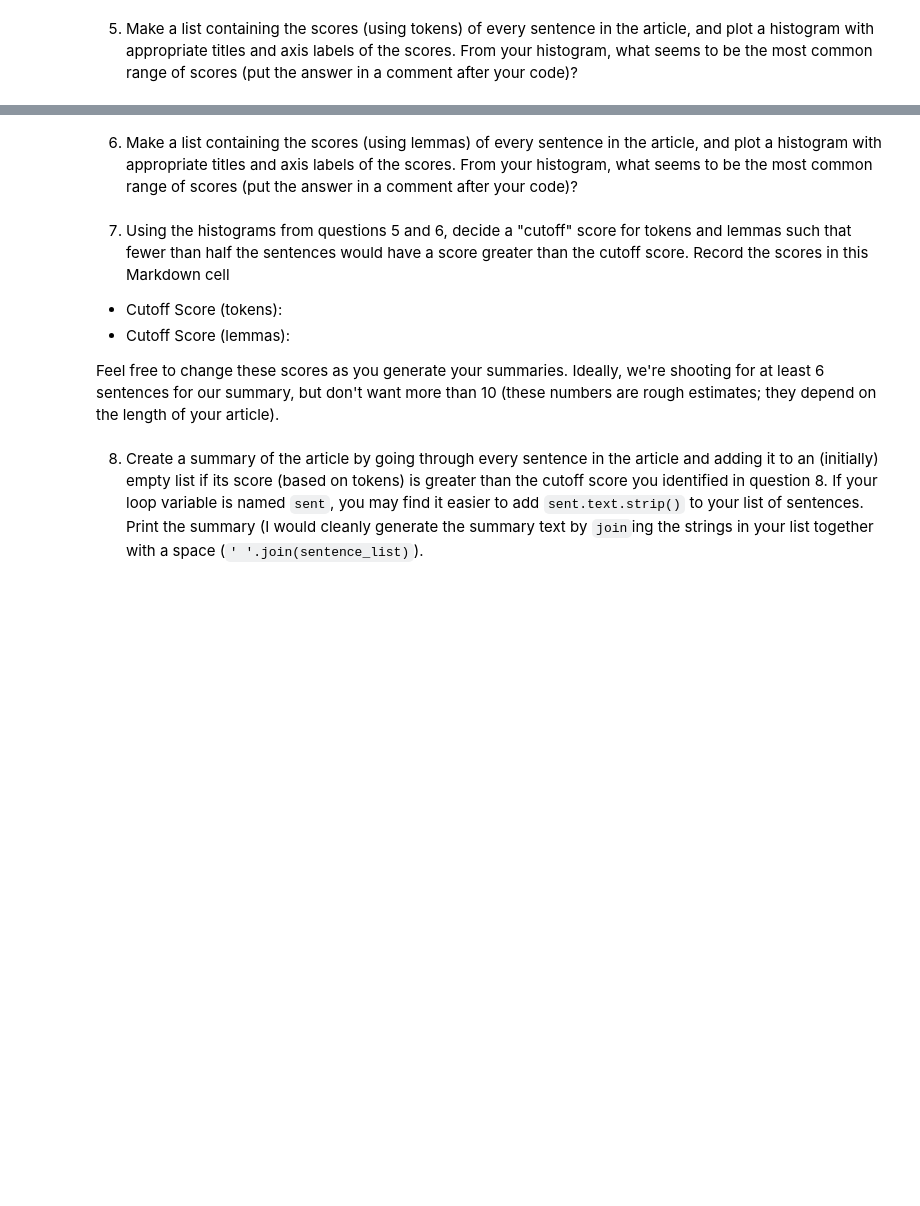
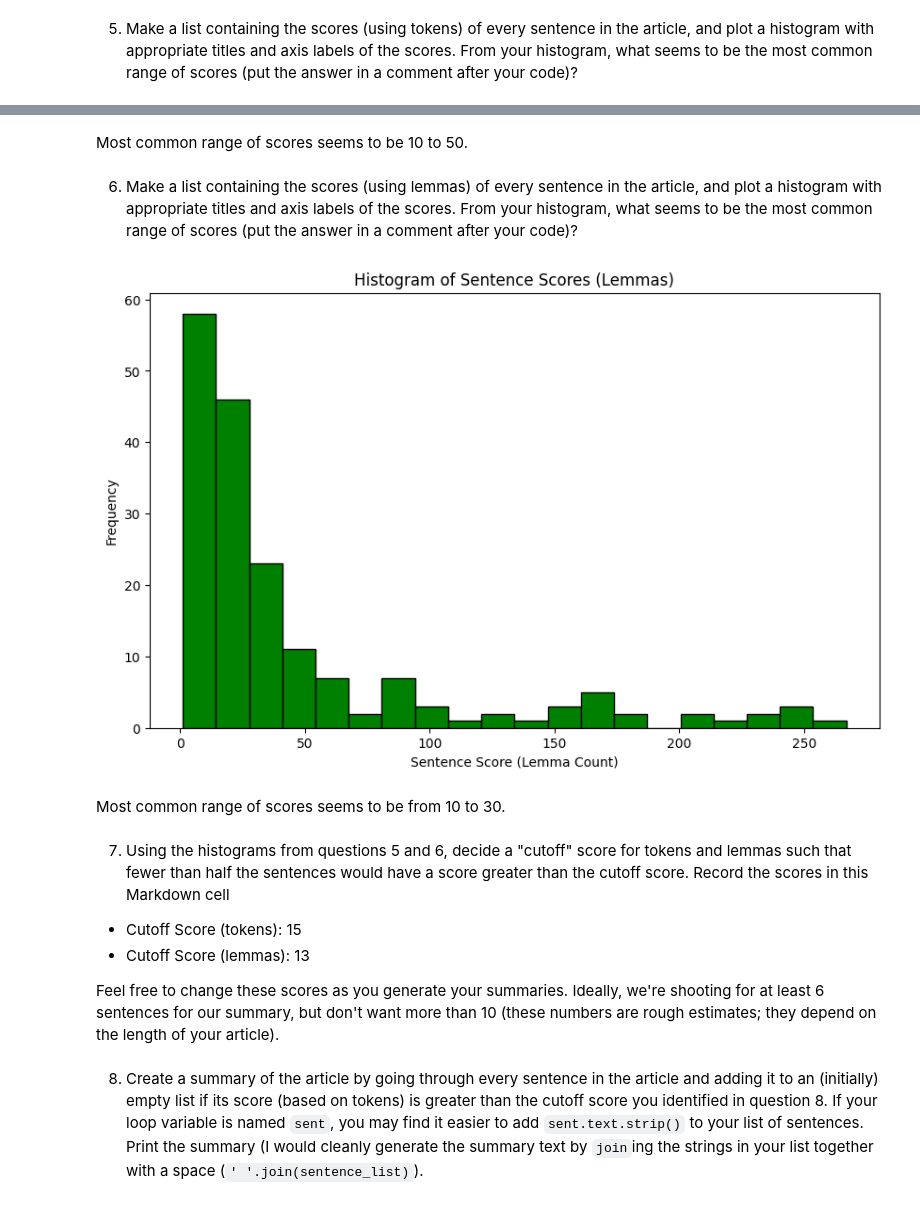
Before and after one commit to meevang/article-summarizer, a Jupyter notebook: article-summarizer.ipynb, the cells around one changed output, grey strips where cells are left out. Drawn from its saved outputs; the diff is of its cells as text; code cells hidden in the pictures; blank space fills up the shorter version.

```diff
--- a/article-summarizer.ipynb
+++ b/article-summarizer.ipynb
@@ -65,10 +196,40 @@ article_html = article_page.text
+# %% [markdown]
+Most common range of scores seems to be 10 to 50.
 # %% [markdown]
 6. Make a list containing the scores (using lemmas) of every sentence in the article, and plot a histogram with appropriate titles and axis labels of the scores.  From your histogram, what seems to be the most common range of scores (put the answer in a comment after your code)?
+# %%
+import spacy
+import matplotlib.pyplot as plt
+
+# Load the article text from the pickle file
+with open('Coins_article.pkl', 'rb') as f:
+    article_text = pickle.load(f)
+
+# Load the spaCy English language model
+nlp = spacy.load("en_core_web_sm")
+
+# Process the article text using the spaCy pipeline
+doc = nlp(article_text)
+
+# Get the scores (lemma counts) of each sentence
+sentence_scores = [len([token.lemma_ for token in sent if not token.is_stop and not token.is_punct]) for sent in doc.sents]
+
+# Plot the histogram
+plt.figure(figsize=(10, 6))
+plt.hist(sentence_scores, bins=20, color='green', edgecolor='black')
+plt.xlabel("Sentence Score (Lemma Count)")
+plt.ylabel("Frequency")
+plt.title("Histogram of Sentence Scores (Lemmas)")
+plt.show()
+# %% [output]
+[figure, added]
+# %% [markdown]
+Most common range of scores seems to be from 10 to 30.
 # %% [markdown]
 7. Using the histograms from questions 5 and 6, decide a "cutoff" score for tokens and lemmas such that fewer than half the sentences would have a score greater than the cutoff score.  Record the scores in this Markdown cell
 
-* Cutoff Score (tokens):
-* Cutoff Score (lemmas):
+* Cutoff Score (tokens): 15
+* Cutoff Score (lemmas): 13
 
 Feel free to change these scores as you generate your summaries.  Ideally, we're shooting for at least 6 sentences for our summary, but don't want more than 10 (these numbers are rough estimates; they depend on the length of your article).
 # %% [markdown]
```
Also changed, not shown: parts of 11 cells of this notebook, 3 other files.
